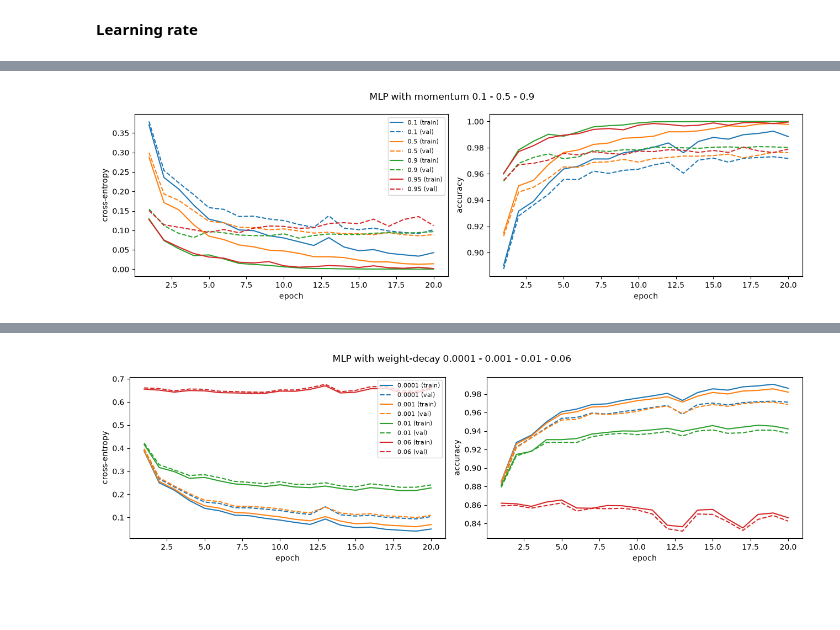
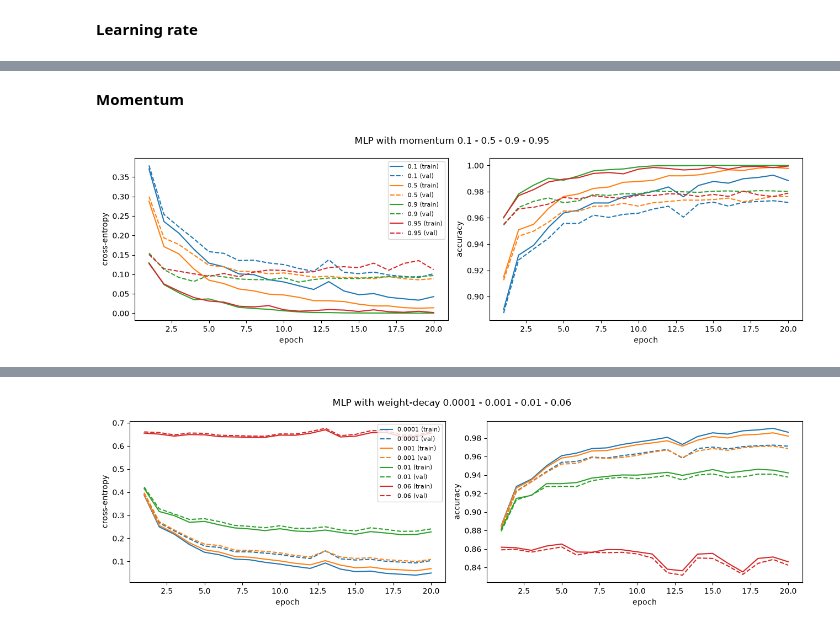
Before and after one commit to ddkhoa83/handwritten_text_recognition, a Jupyter notebook: notebooks/main.ipynb, the cells around one changed output, grey strips where cells are left out. Cells and saved outputs as stored; diff of their text form; code cells hidden in the pictures; blank space fills up the shorter version.

```diff
--- a/notebooks/main.ipynb
+++ b/notebooks/main.ipynb
@@ -228,10 +229,10 @@ plt.show()
 # %% [markdown]
 **Learning rate**
 # %%
-mlp_lr_test = [0.01, 0.05, 0.1, 0.5, 1]
+LRS = [0.01, 0.05, 0.1, 0.5, 1]
 mlp_lr_result = {}
 
-for lr_test in mlp_lr_test:
+for lr_test in LRS:
     mlp_lr_model = MLP(learning_rate=lr_test, verbose=False)
     mlp_lr_model.fit(X_train_scaled, y_train, X_val_scaled, y_val)
     mlp_lr_result[lr_test] = (mlp_lr_model.history_)
@@ -242,10 +242,0 @@ MLP.acc_loss_history_plot(mlp_lr_result, "MLP with learning-rate 0.01 - 0.05 - 0
-# %%
-mlp_batchsize_test = [50, 125, 275, 600]
-mlp_batchsize_result = {}
-
-for bs in mlp_batchsize_test:
-    mlp_batchsize_model = MLP(batch_size= bs, verbose=False)
-    mlp_batchsize_model.fit(X_train_scaled, y_train, X_val_scaled, y_val)
-    mlp_batchsize_result[bs] = (mlp_batchsize_model.history_)
-
-MLP.acc_loss_history_plot(mlp_batchsize_result, "MLP with patch sizes 50 - 125 - 275 - 600")
@@ -254,12 +243,14 @@ MLP.acc_loss_history_plot(mlp_batchsize_result, "MLP with patch sizes 50 - 125 -
+# %% [markdown]
+**Momentum**
 # %%
-mlp_momen_test = [0.1, 0.5, 0.9, 0.95]
+MOMENT = [0.1, 0.5, 0.9, 0.95]
 mlp_momen_result = {}
 
-for mm in mlp_momen_test:
+for mm in MOMENT:
     mlp_momen_model = MLP(momentum= mm, verbose=False)
     mlp_momen_model.fit(X_train_scaled, y_train, X_val_scaled, y_val)
     mlp_momen_result[mm] = (mlp_momen_model.history_)
 
 MLP.acc_loss_history_plot(mlp_momen_result, "MLP with momentum 0.1 - 0.5 - 0.9 - 0.95")
 # %% [output]
-[figure, old version]
+[figure, new version]
```
Also changed, not shown: parts of 19 cells of this notebook, 1 other file.
